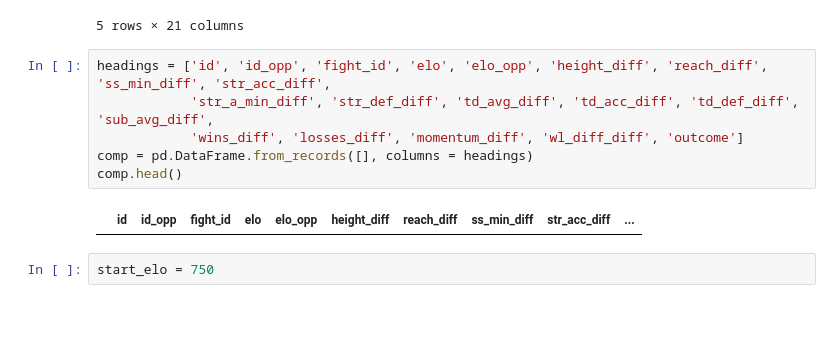
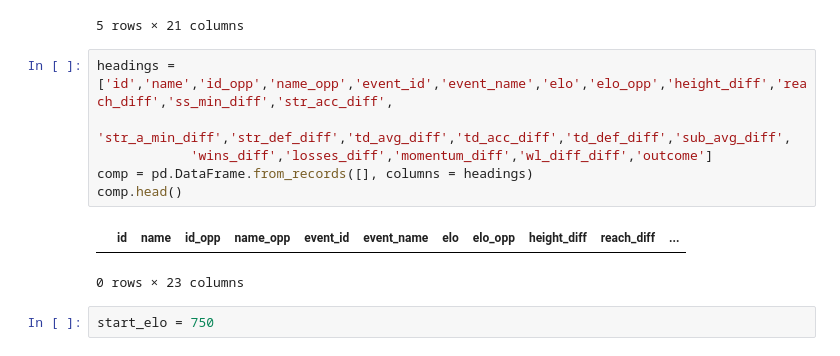
Before and after one commit to pkong97/mma-predictor, a Jupyter notebook: prediction-engine.ipynb, the cells around one changed output. Drawn from its saved outputs; the diff is of its cells as text; blank space fills up the shorter version.

```diff
--- a/prediction-engine.ipynb
+++ b/prediction-engine.ipynb
@@ -172,13 +198,14 @@ fighters.head(5)
 | 4 | 5140122c3eecd307 | Daichi Abe | 71 | 170 | 71.0 | 3.80 | 33 | 4.49 | 56 | 0.33 | ... | ... |
 5 rows × 21 columns
 # %%
-headings = ['id', 'id_opp', 'fight_id', 'elo', 'elo_opp', 'height_diff', 'reach_diff', 'ss_min_diff', 'str_acc_diff',
-            'str_a_min_diff', 'str_def_diff', 'td_avg_diff', 'td_acc_diff', 'td_def_diff', 'sub_avg_diff',
-            'wins_diff', 'losses_diff', 'momentum_diff', 'wl_diff_diff', 'outcome']
+headings = ['id','name','id_opp','name_opp','event_id','event_name','elo','elo_opp','height_diff','reach_diff','ss_min_diff','str_acc_diff',
+            'str_a_min_diff','str_def_diff','td_avg_diff','td_acc_diff','td_def_diff','sub_avg_diff',
+            'wins_diff','losses_diff','momentum_diff','wl_diff_diff','outcome']
 comp = pd.DataFrame.from_records([], columns = headings)
 comp.head()
 # %% [output]
-|  | id | id_opp | fight_id | elo | elo_opp | height_diff | reach_diff | ss_min_diff | str_acc_diff | ... |
+|  | id | name | id_opp | name_opp | event_id | event_name | elo | elo_opp | height_diff | reach_diff | ... |
+0 rows × 23 columns
 # %%
 start_elo = 750
 # %%
```
Also changed, not shown: parts of 7 cells of this notebook.
